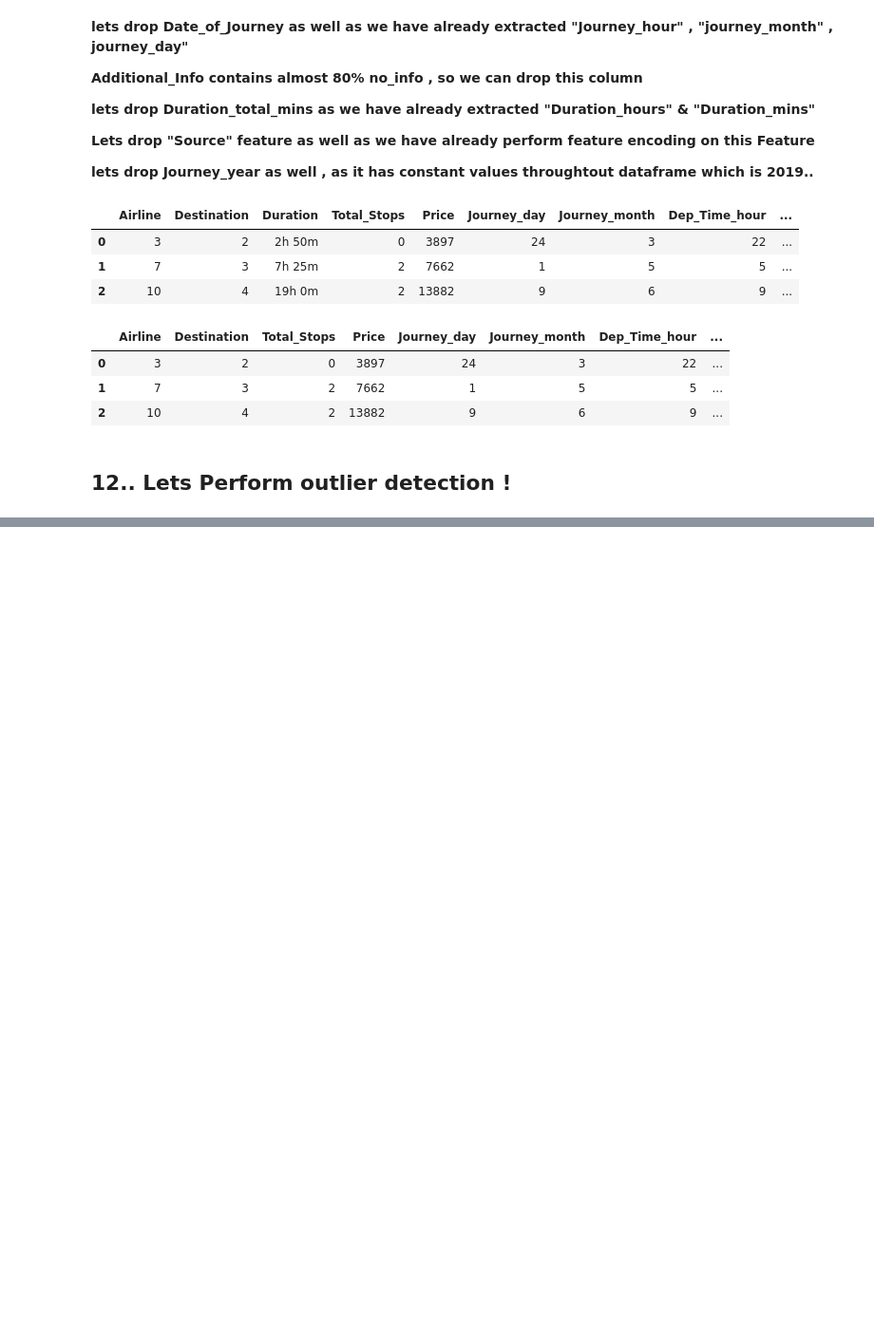
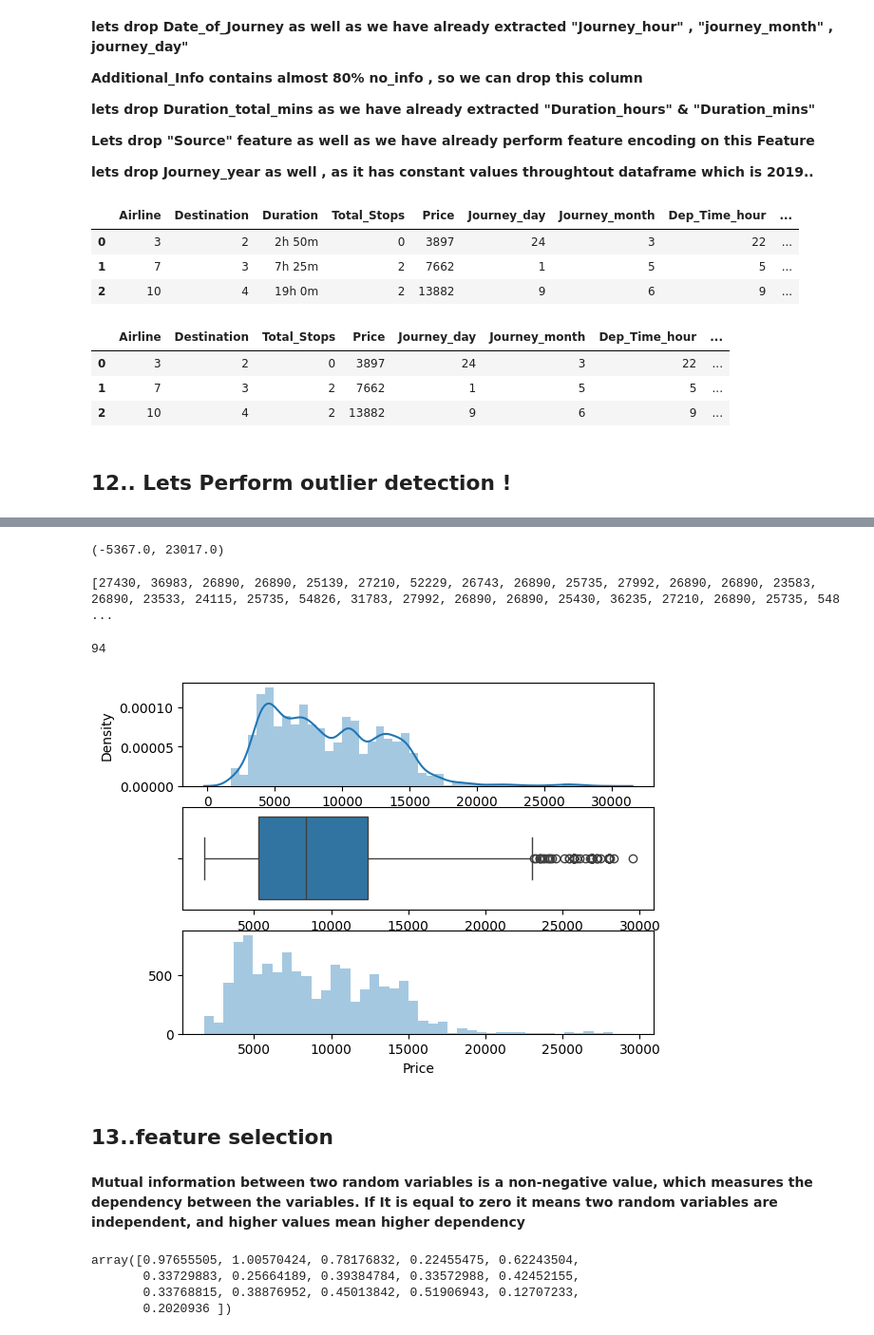
Before and after one commit to venkateshblks/Flight-Price-Prediction, a Jupyter notebook: flight_prediction.ipynb, the cells around one changed output, grey strips where cells are left out. Shown: that part at 95% size. Drawn from its saved outputs; the diff is of its cells as text; code cells hidden in the pictures; blank space fills up the shorter version.

```diff
--- a/flight_prediction.ipynb
+++ b/flight_prediction.ipynb
@@ -790,0 +810,22 @@ data.head(3)
+# %%
+(minimum,maximum)
+# %% [output]
+(-5367.0, 23017.0)
+# %%
+print([price for price in data['Price'] if price> maximum or price<minimum])
+# %% [output]
+[27430, 36983, 26890, 26890, 25139, 27210, 52229, 26743, 26890, 25735, 27992, 26890, 26890, 23583, 26890, 23533, 24115, 25735, 54826, 31783, 27992, 26890, 26890, 25430, 36235, 27210, 26890, 25735, 548 ...
+# %%
+len([price for price in data['Price'] if price> maximum or price<minimum])
+# %% [output]
+94
+# %%
+# wherever I have price >30K just replace replace it with median of Price
+
+data['Price'] = np.where(data['Price']>=30000 , data['Price'].median() , data['Price'])
+# %%
+plot(data , 'Price')
+# %% [output]
+[figure, added]
+# %% [markdown]
+## 13..feature selection
@@ -790,0 +839,12 @@ data.head(3)
+# %% [markdown]
+**Mutual information between two random variables is a non-negative
+value, which measures the dependency between the variables.
+If It is equal to zero it means two random variables are independent, and higher
+values mean higher dependency**
+# %%
+imp
+# %% [output]
+array([0.97655505, 1.00570424, 0.78176832, 0.22455475, 0.62243504,
+       0.33729883, 0.25664189, 0.39384784, 0.33572988, 0.42452155,
+       0.33768815, 0.38876952, 0.45013842, 0.51906943, 0.12707233,
+       0.2020936 ])
```
Also changed, not shown: parts of 35 cells of this notebook.
